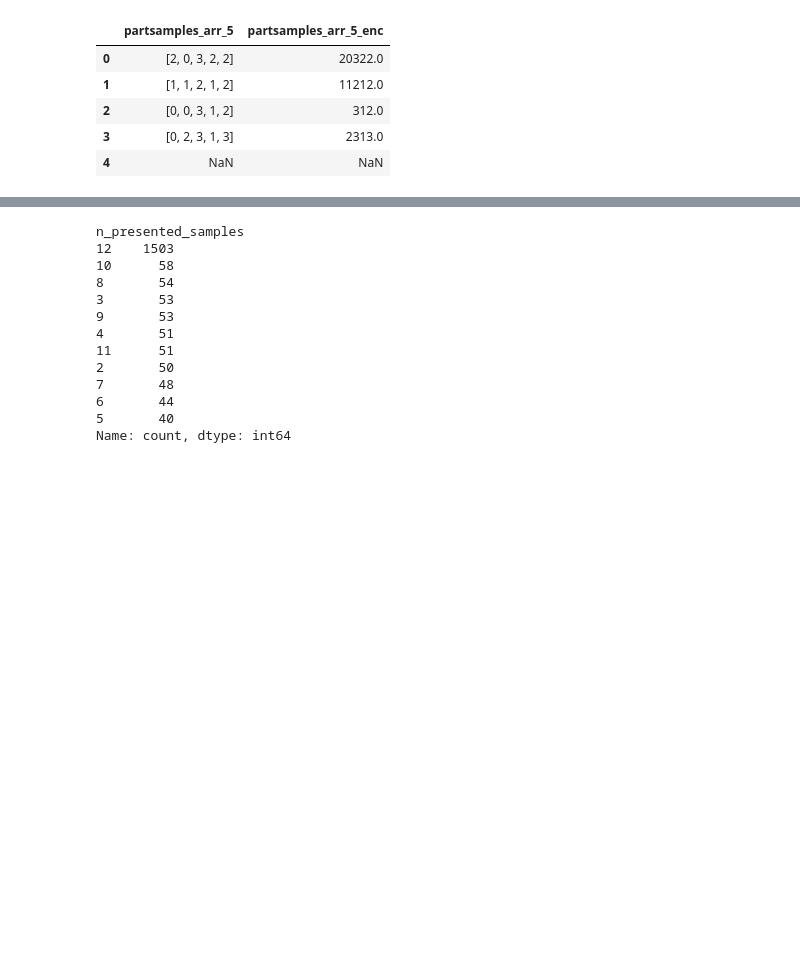
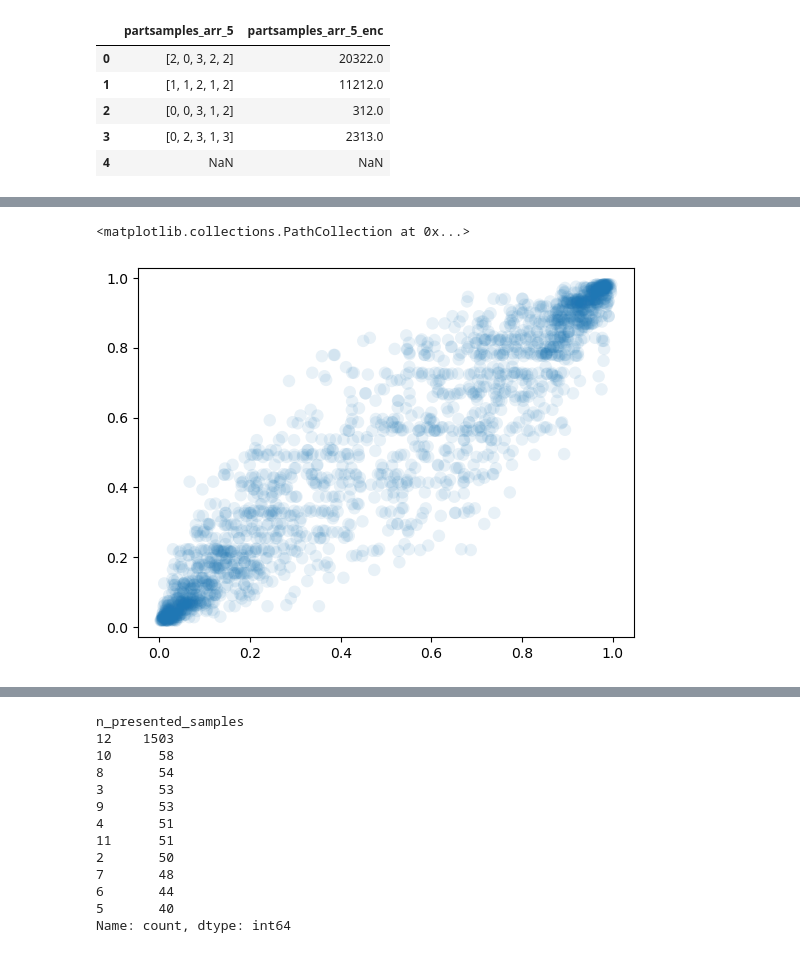
Before and after one commit to jacobaparker/Copy_Murphy2021, a Jupyter notebook: behavioral_data_example.ipynb, the cells around one changed output, grey strips where cells are left out. Cells and saved outputs as stored; diff of their text form; code cells hidden in the pictures; blank space fills up the shorter version.

```diff
--- a/behavioral_data_example.ipynb
+++ b/behavioral_data_example.ipynb
@@ -1139,0 +1183,5 @@ trials_df[["partsamples_arr_5", "partsamples_arr_5_enc"]].head()
+# %%
+trials_df["partsamples_arr_4"] = trials_df["partsamples_arr"].apply(
+    lambda x: np.asarray(x)[-4:] if isinstance(x, (list, np.ndarray)) and len(x) >= 4 else np.nan
+)
+trials_df[["partsamples_arr", "partsamples_arr_4"]].head()
@@ -1139,0 +1195,29 @@ trials_df[["partsamples_arr_5", "partsamples_arr_5_enc"]].head()
+# %%
+h_col_candidates = [c for c in ["gen.h", "gen.H", "h", "H"] if c in block_metadata_df.columns]
+if h_col_candidates:
+    h_col = h_col_candidates[0]
+else:
+    h_like_cols = [c for c in block_metadata_df.columns if c.lower().endswith(".h") or c.lower() == "h"]
+    if len(h_like_cols) != 1:
+        raise KeyError(f"Could not uniquely identify hazard-rate column in block_metadata_df. Candidates: {h_like_cols}")
+    h_col = h_like_cols[0]
+
+h_by_block = block_metadata_df.set_index("block_id")[h_col]
+P0 = np.array([[0.5], [0.5]])
+
+trials_df["post_prob_pos_partsamples4"] = trials_df.apply(
+    lambda row: float(
+        P_source_g_partsamples(
+            np.asarray(row["partsamples_arr_4"], dtype=int),
+            mean_neg,
+            mean_pos,
+            std,
+            cuts,
+            float(h_by_block.loc[row["block_id"]]),
+            P0,
+        )[1, 0]
+    if isinstance(row["partsamples_arr_4"], (list, np.ndarray)) else np.nan),
+    axis=1,
+)
+
+trials_df[["post_prob_pos", "post_prob_pos_partsamples4"]].head()
@@ -1139,0 +1231,5 @@ trials_df[["partsamples_arr_5", "partsamples_arr_5_enc"]].head()
+# %%
+plt.scatter(trials_df['post_prob_pos'], trials_df['post_prob_pos_partsamples4'], s=80,alpha=0.1, edgecolor='none')
+# %% [output]
+<matplotlib.collections.PathCollection at 0x...>
+[figure, added]
```
Also changed, not shown: parts of 57 cells of this notebook, 1 other file.
